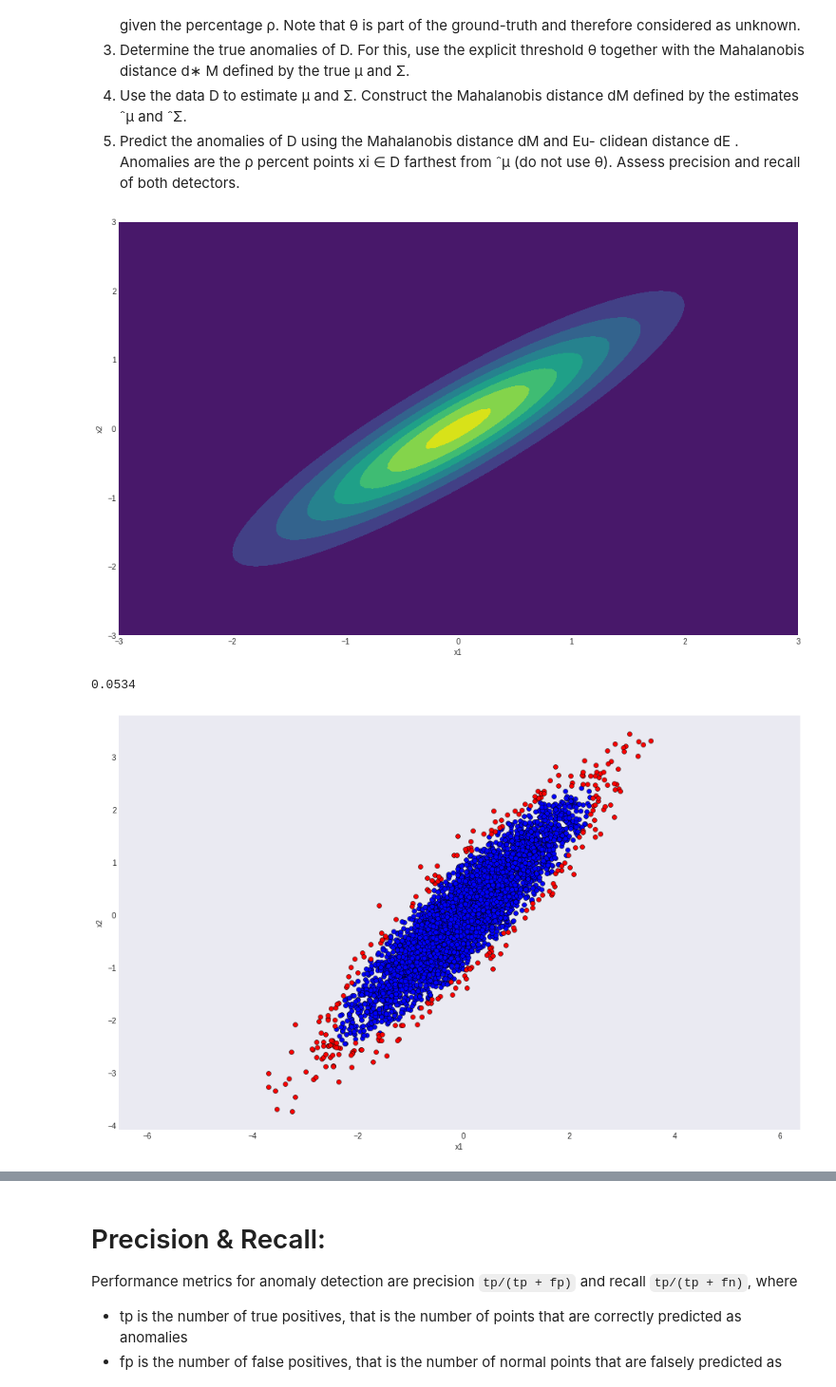
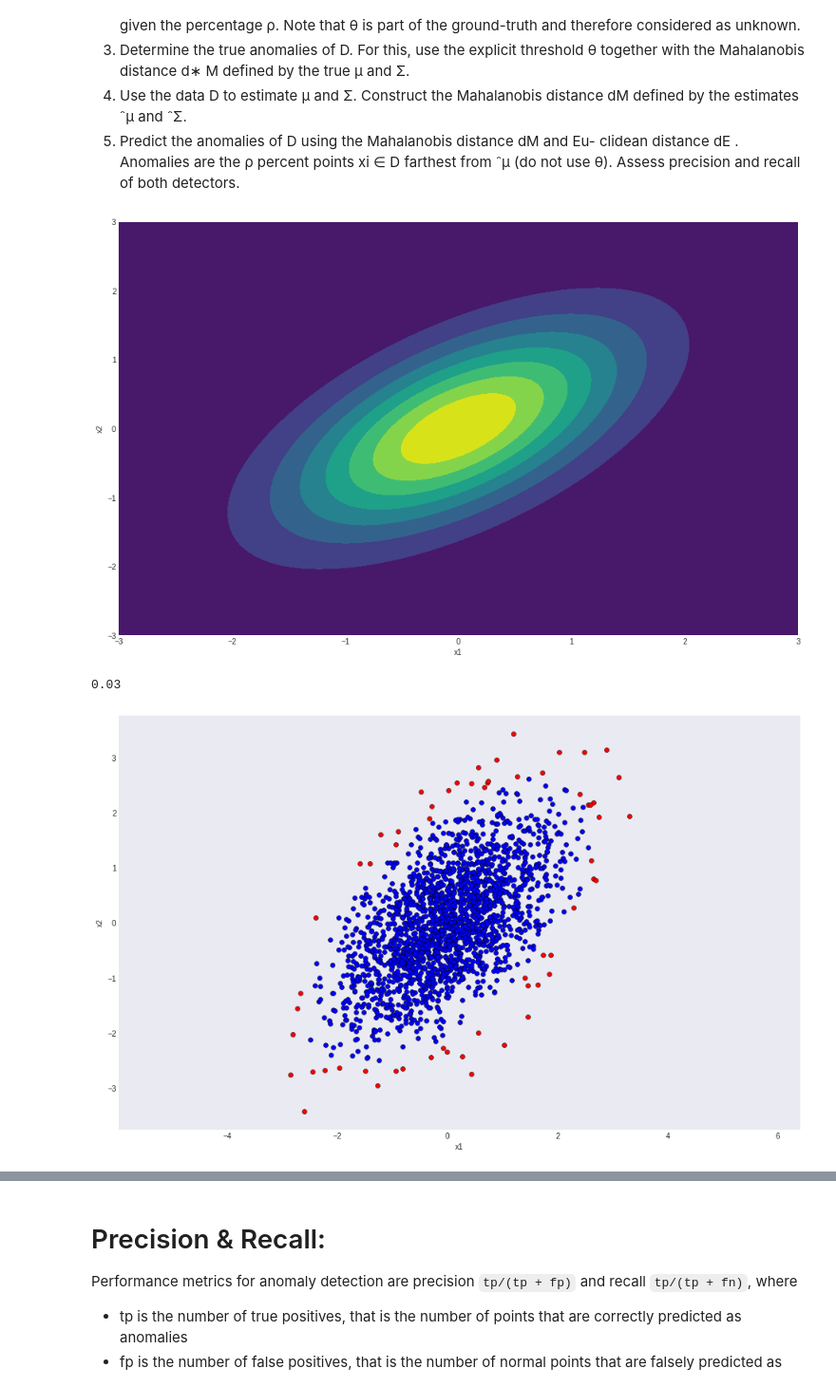
Before and after one commit to larsaars/machine_learning_tests, a Jupyter notebook: assignment_5_1/anomaly.ipynb, the cells around one changed output, grey strips where cells are left out. Shown at 95% size. Cells and saved outputs as stored; diff of their text form; code cells hidden in the pictures.

```diff
--- a/assignment_5_1/anomaly.ipynb
+++ b/assignment_5_1/anomaly.ipynb
@@ -160,17 +160,17 @@ from ˆμ (do not use θ). Assess precision and recall of both detectors.
 # %%
 # fixate groundtruth mean and covariance matrix for the bivariate gaussian distribution
 # '_T' nominator stands for groundtruth variable
 # '_E' nominator stands for estimated variable
 mu_T = np.array([0, 0])  # mean at (0, 0)
-covariance = .9
+covariance = .6
 sigma_T = np.array([[1, covariance], [covariance, 1]])  # covariance matrix
-rho = 5  # preset percentage of outliers
-size = 5000  # number of data points
+rho = 3  # preset percentage of outliers
+size = 2000  # number of data points
 
 # plot true pdf
 plt_pdf(mu_T, sigma_T)
 # %% [output]
-[figure, old version]
+[figure, new version]
 # %%
 # 1. generate dataset (RandomVariableS)
 D = multivariate_normal.rvs(mean=mu_T, cov=sigma_T, size=size)
@@ -188,12 +188,12 @@ I_T = d_m_T > theta  # indices of true anomalies with mahalanobis distance
 # print percentage of as true determined inices
 I_T.sum() / len(I_T)
 # %% [output]
-0.0534
+0.03
 # %%
 # plot dataset with true anomalies
 plt_points(D, I_T)
 # %% [output]
-[figure, old version]
+[figure, new version]
 # %%
 # 4. Use the data D to estimate mu and sigma
 mu_E = D.mean(axis=0)
```
Also changed, not shown: parts of 5 cells of this notebook.
